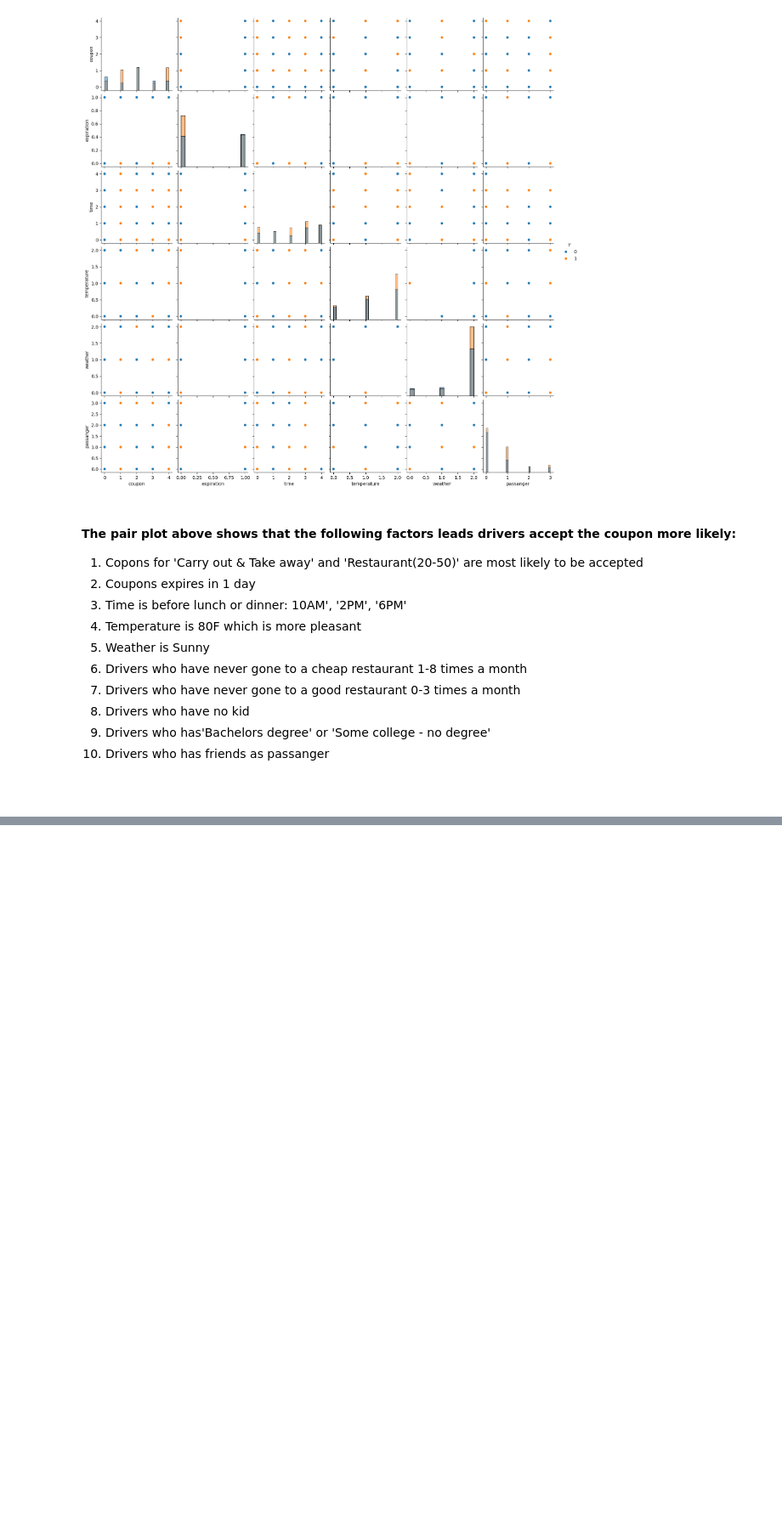
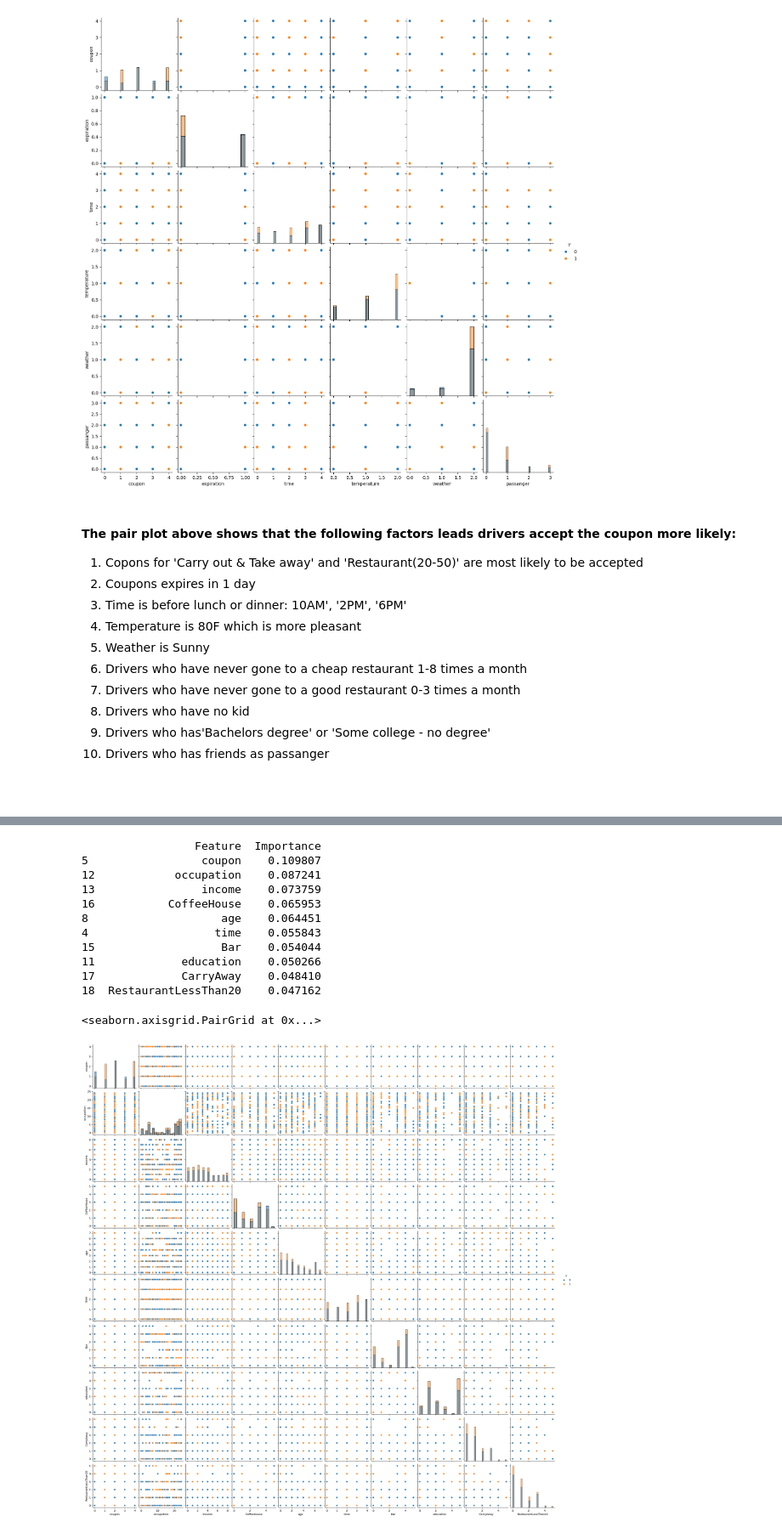
Before and after one commit to mingl2000/MLAI, a Jupyter notebook: prompt.ipynb, the cells around one changed output, grey strips where cells are left out. Shown at 85% size. Drawn from its saved outputs; the diff is of its cells as text; code cells hidden in the pictures; blank space fills up the shorter version.

Commit message:
add investigation of top 10 features related to coupon acceptance

```diff
--- a/prompt.ipynb
+++ b/prompt.ipynb
@@ -297,7 +297,7 @@ toCoupon:GEQ25min
 ### Pair plot for the coupons columns related to the top 10 factors for coupon accetceptance
 # %%
 ''' common code for later analysis'''
-def label_encode(new_data):
+def label_encode(new_data, doprint=False):
     label_encoders = {}
     label_mappings = {}
     for col in new_data.columns:
@@ -306,9 +306,9 @@ def label_encode(new_data):
         new_data.loc[:,col] = le.fit_transform(new_data[col])
         label_encoders[col] = le  # Store encoders if you need to decode later
         label_mappings[col] = dict(enumerate(le.classes_))  #
-
-    for col, mapping in label_mappings.items():
-        print(f"Mapping for column '{col}': {mapping}")
+    if doprint:
+        for col, mapping in label_mappings.items():
+            print(f"Mapping for column '{col}': {mapping}")
     return new_data
 # %%
 data = pd.read_csv('data/coupons.csv')
@@ -416,0 +431,42 @@ Mapping for column 'passanger': {0: 'Alone', 1: 'Friend(s)', 2: 'Kid(s)', 3: 'Pa
+# %%
+from sklearn.ensemble import RandomForestClassifier
+columns= data.columns
+#columns=columns.drop('Y')
+
+new_data=data[columns]
+new_data = label_encode(new_data)
+
+y= new_data['Y']
+X= new_data.drop('Y', axis=1)
+
+model = RandomForestClassifier()
+model.fit(X, y)
+
+feature_importance = pd.DataFrame({
+    'Feature': X.columns,
+    'Importance': model.feature_importances_
+}).sort_values(by='Importance', ascending=False)
+columns = feature_importance['Feature'].head(10).values
+columns = np.append(columns, 'Y')
+
+
+new_data =data[columns]
+new_data = label_encode(new_data)
+print('Top features most related to the target variable Y:')
+print(feature_importance.head(10))
+
+sns.pairplot(new_data, hue='Y',diag_kind='hist')
+# %% [output]
+                 Feature  Importance
+5                 coupon    0.109807
+12            occupation    0.087241
+13                income    0.073759
+16           CoffeeHouse    0.065953
+8                    age    0.064451
+4                   time    0.055843
+15                   Bar    0.054044
+11             education    0.050266
+17             CarryAway    0.048410
+18  RestaurantLessThan20    0.047162
+<seaborn.axisgrid.PairGrid at 0x...>
+[figure, added]
```
Also changed, not shown: parts of 2 cells of this notebook, 1 other file.
